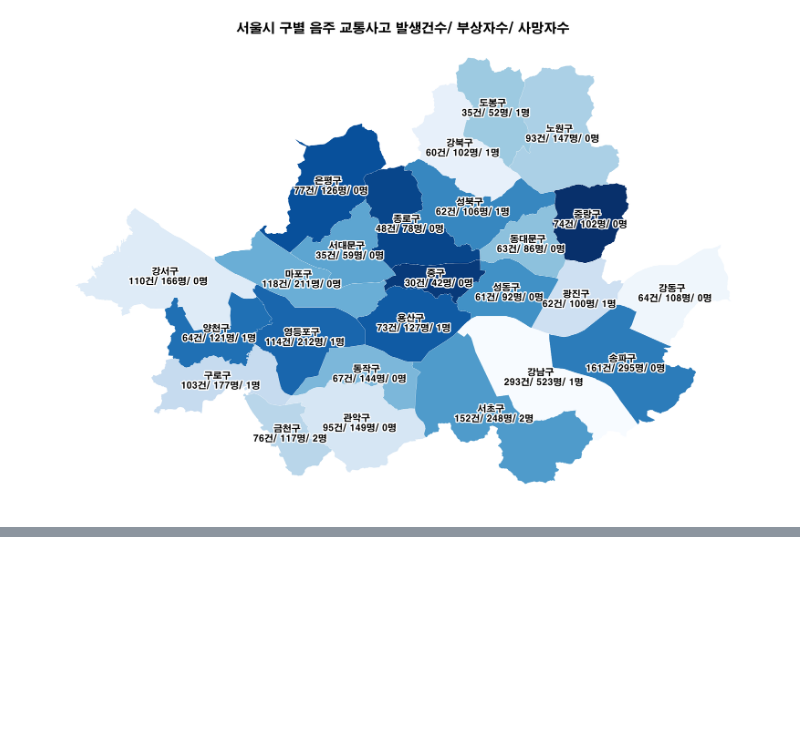
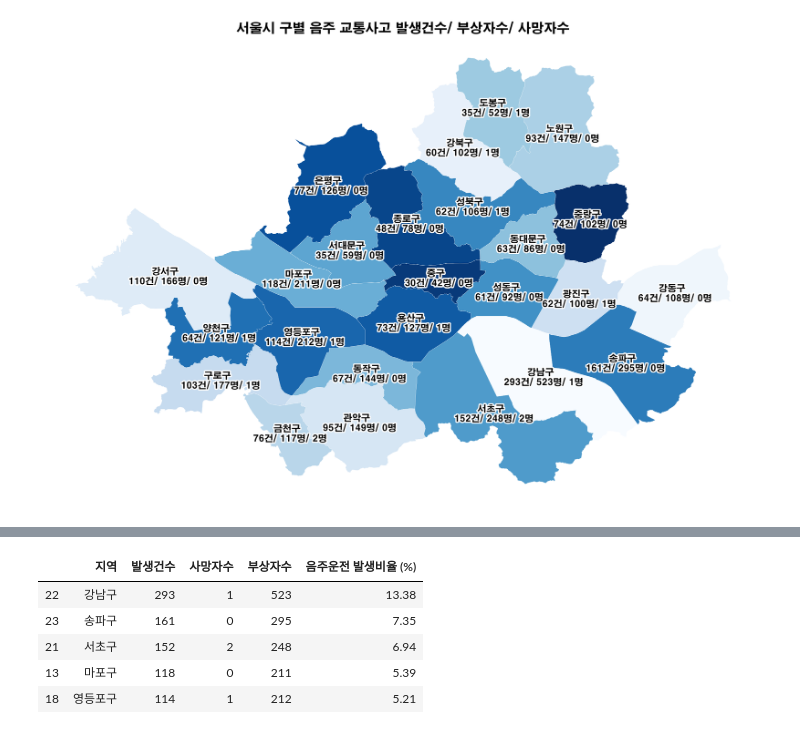
Before and after one commit to jeonprize/Accident, a Jupyter notebook: acl_accident.ipynb, the cells around one changed output, grey strips where cells are left out. Cells and saved outputs as stored; diff of their text form; code cells hidden in the pictures; blank space fills up the shorter version.

```diff
--- a/acl_accident.ipynb
+++ b/acl_accident.ipynb
@@ -333,0 +356,10 @@ plt.show()
+# %%
+seoul_df = seoul_df.sort_values(by=["발생건수"],ascending=False)
+seoul_df.head()
+# %% [output]
+|  | 지역 | 발생건수 | 사망자수 | 부상자수 | 음주운전 발생비율 (%) |
+| 22 | 강남구 | 293 | 1 | 523 | 13.38 |
+| 23 | 송파구 | 161 | 0 | 295 | 7.35 |
+| 21 | 서초구 | 152 | 2 | 248 | 6.94 |
+| 13 | 마포구 | 118 | 0 | 211 | 5.39 |
+| 18 | 영등포구 | 114 | 1 | 212 | 5.21 |
```
Also changed, not shown: parts of 6 cells of this notebook.
